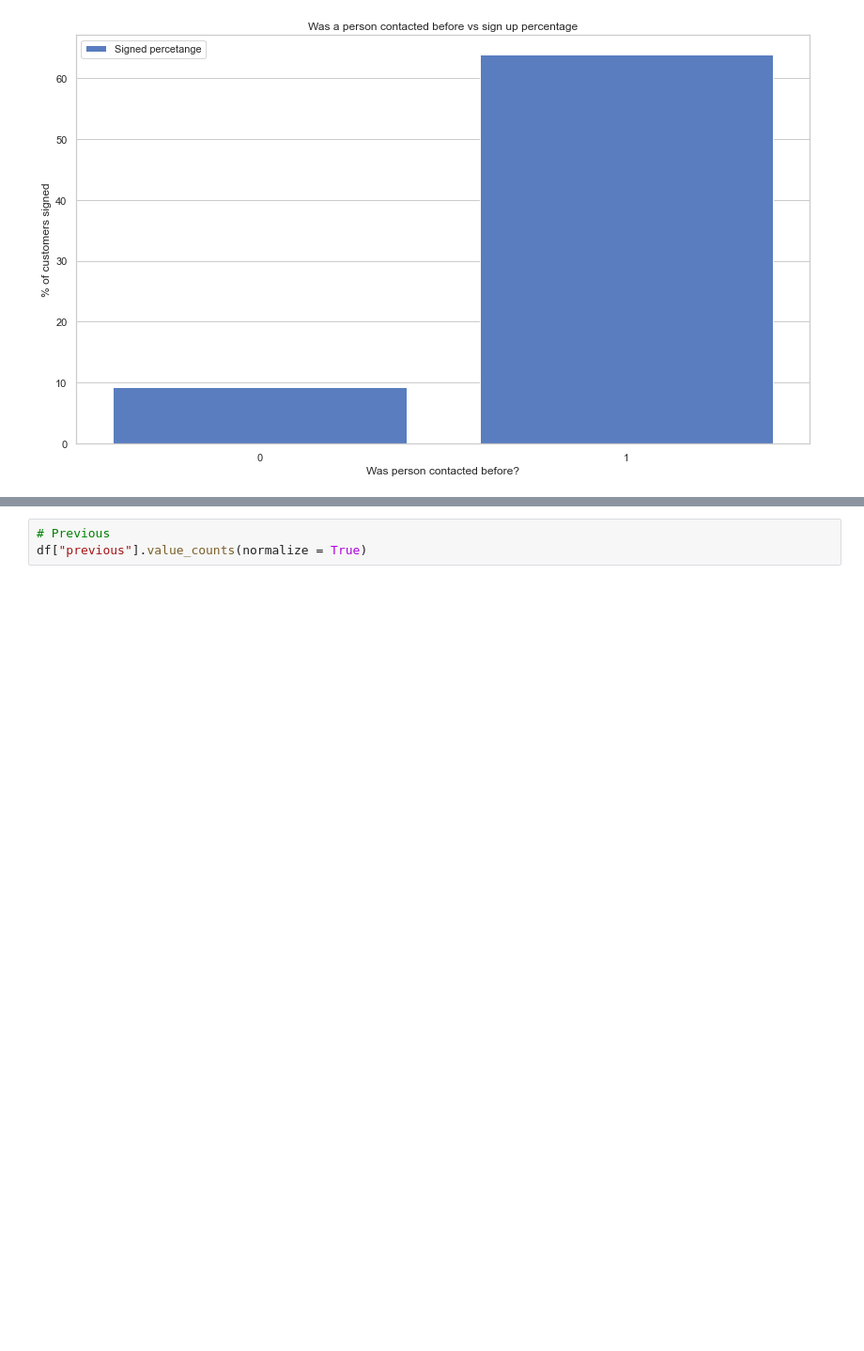
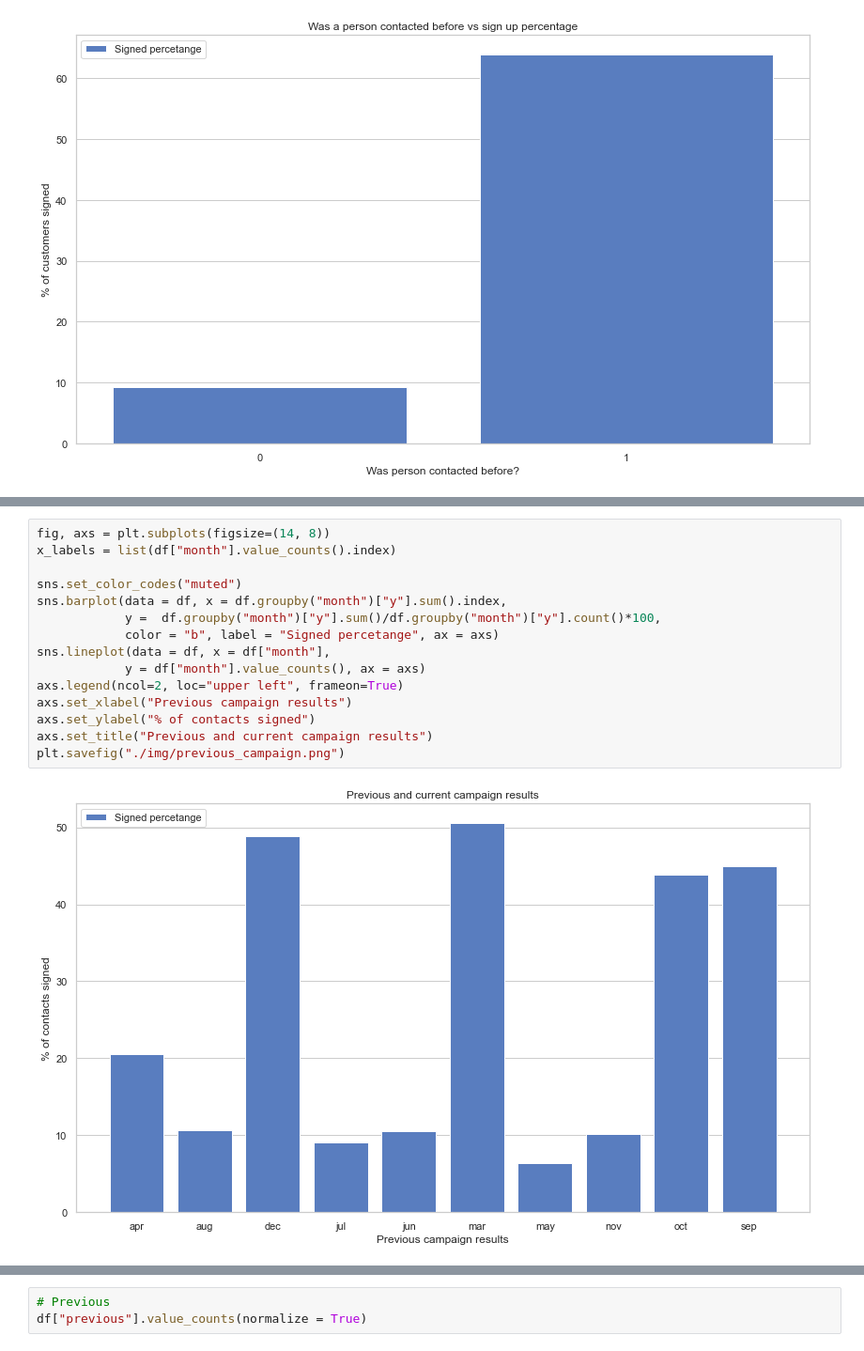
Before and after one commit to 314ka4y/Customer_churn, a Jupyter notebook: Marketing project. Subscribe predictions.ipynb, the cells around one changed output, grey strips where cells are left out. Shown at 94% size. Drawn from its saved outputs; the diff is of its cells as text; blank space fills up the shorter version.

```diff
--- a/Marketing project. Subscribe predictions.ipynb
+++ b/Marketing project. Subscribe predictions.ipynb
@@ -623,0 +680,17 @@ plt.savefig("./img/days_new.png")
+# %%
+fig, axs = plt.subplots(figsize=(14, 8))
+x_labels = list(df["month"].value_counts().index)
+
+sns.set_color_codes("muted")
+sns.barplot(data = df, x = df.groupby("month")["y"].sum().index,
+            y =  df.groupby("month")["y"].sum()/df.groupby("month")["y"].count()*100,
+            color = "b", label = "Signed percetange", ax = axs)
+sns.lineplot(data = df, x = df["month"],
+            y = df["month"].value_counts(), ax = axs)
+axs.legend(ncol=2, loc="upper left", frameon=True)
+axs.set_xlabel("Previous campaign results")
+axs.set_ylabel("% of contacts signed")
+axs.set_title("Previous and current campaign results")
+plt.savefig("./img/previous_campaign.png")
+# %% [output]
+[figure, added]
```
Also changed, not shown: parts of 73 cells of this notebook, 21 other files.
